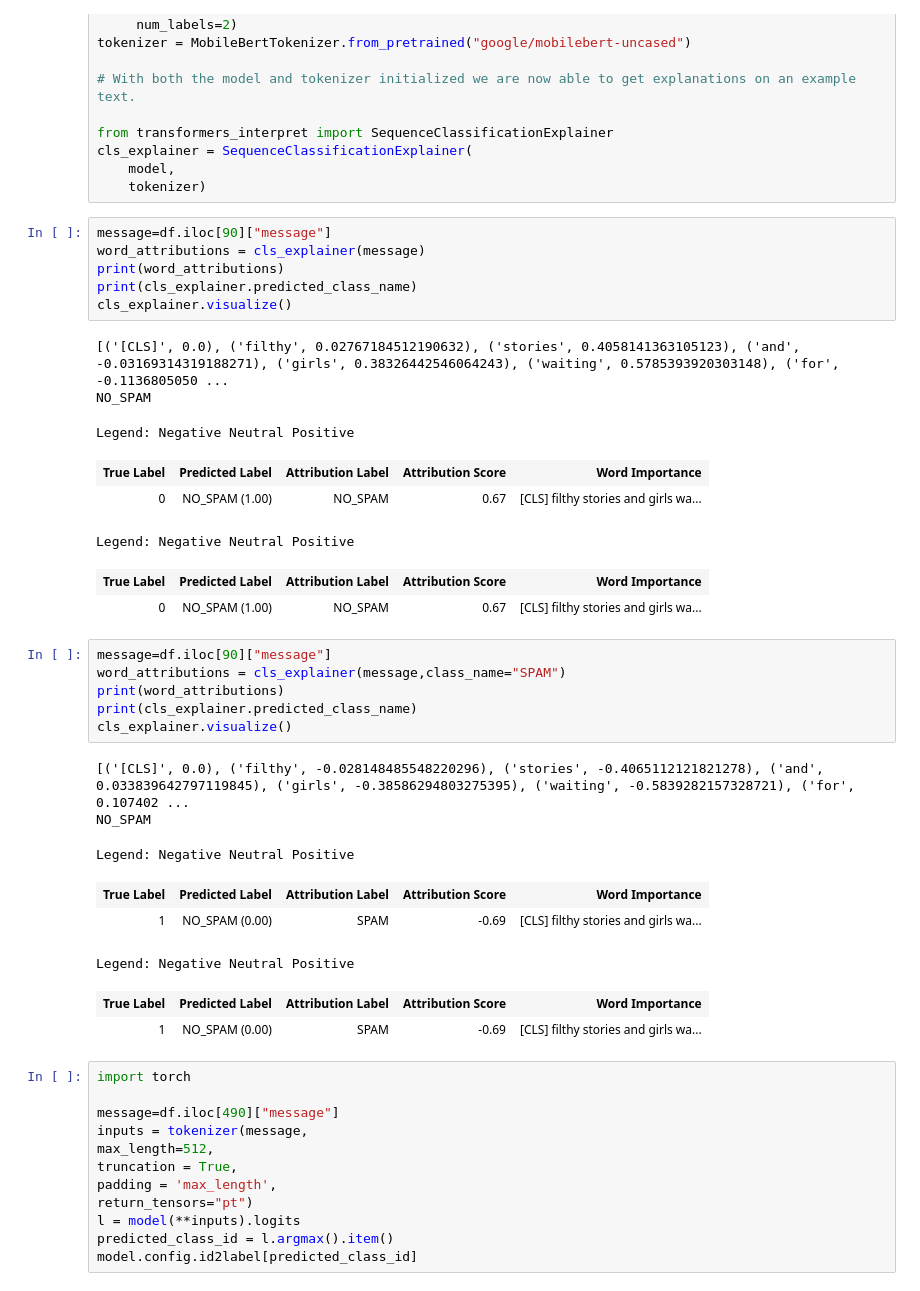
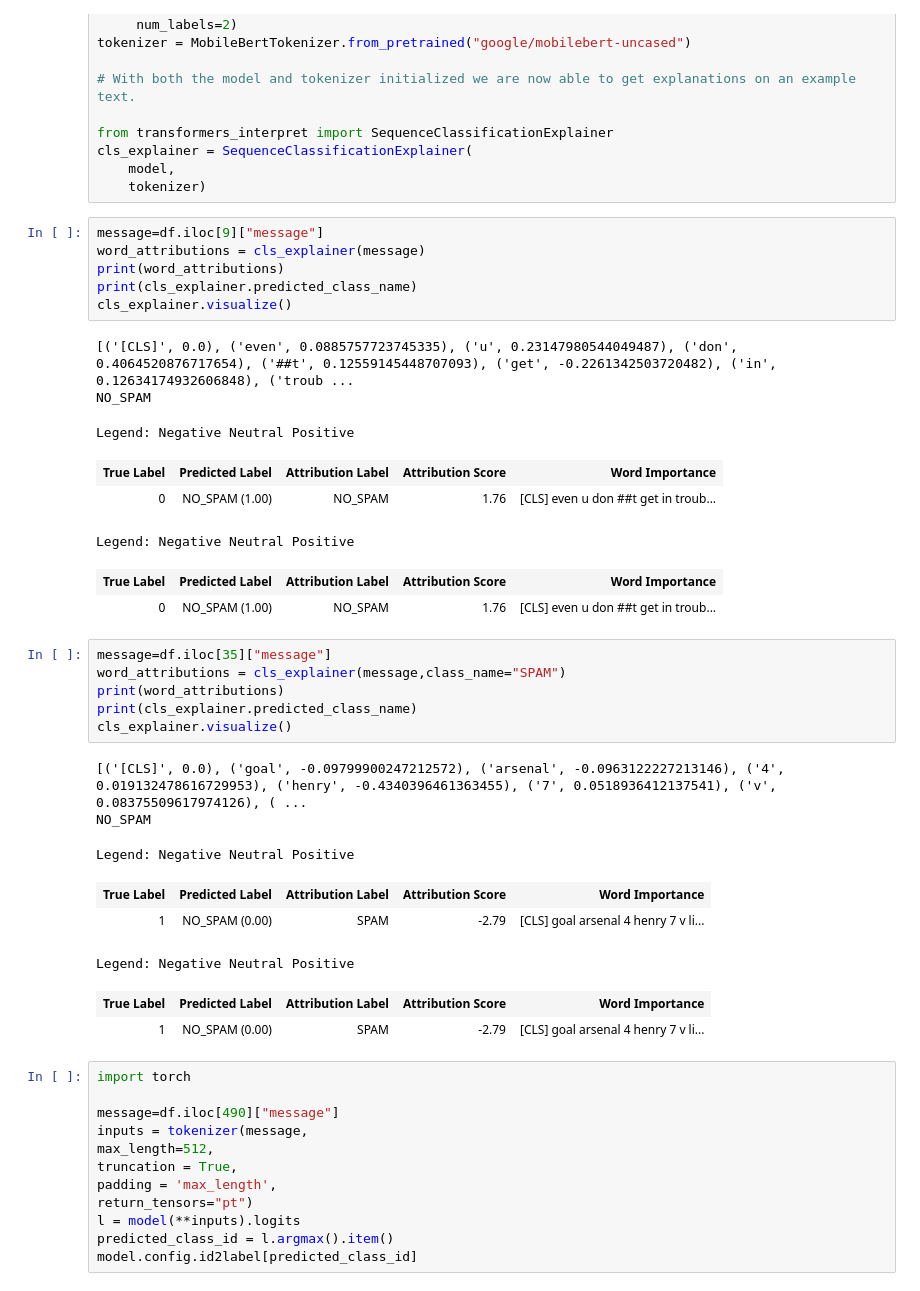
Before and after one commit to pabloschwarzenberg/AICC107_material, a Jupyter notebook: sesion6/clase2808/analisis.ipynb, the cells around one changed output. Cells and saved outputs as stored; diff of their text form.

```diff
--- a/sesion6/clase2808/analisis.ipynb
+++ b/sesion6/clase2808/analisis.ipynb
@@ -66,35 +66,35 @@ cls_explainer = SequenceClassificationExplainer(
     model,
     tokenizer)
 # %%
-message=df.iloc[90]["message"]
+message=df.iloc[9]["message"]
 word_attributions = cls_explainer(message)
 print(word_attributions)
 print(cls_explainer.predicted_class_name)
 cls_explainer.visualize()
 # %% [output]
-[('[CLS]', 0.0), ('filthy', 0.02767184512190632), ('stories', 0.4058141363105123), ('and', -0.03169314319188271), ('girls', 0.38326442546064243), ('waiting', 0.5785393920303148), ('for', -0.1136805050 ...
+[('[CLS]', 0.0), ('even', 0.0885757723745335), ('u', 0.23147980544049487), ('don', 0.4064520876717654), ('##t', 0.12559145448707093), ('get', -0.2261342503720482), ('in', 0.12634174932606848), ('troub ...
 NO_SPAM
 Legend: Negative Neutral Positive
 | True Label | Predicted Label | Attribution Label | Attribution Score | Word Importance |
-| 0 | NO_SPAM (1.00) | NO_SPAM | 0.67 | [CLS] filthy stories and girls wa... |
+| 0 | NO_SPAM (1.00) | NO_SPAM | 1.76 | [CLS] even u don ##t get in troub... |
 Legend: Negative Neutral Positive
 | True Label | Predicted Label | Attribution Label | Attribution Score | Word Importance |
-| 0 | NO_SPAM (1.00) | NO_SPAM | 0.67 | [CLS] filthy stories and girls wa... |
+| 0 | NO_SPAM (1.00) | NO_SPAM | 1.76 | [CLS] even u don ##t get in troub... |
 # %%
-message=df.iloc[90]["message"]
+message=df.iloc[35]["message"]
 word_attributions = cls_explainer(message,class_name="SPAM")
 print(word_attributions)
 print(cls_explainer.predicted_class_name)
 cls_explainer.visualize()
 # %% [output]
-[('[CLS]', 0.0), ('filthy', -0.028148485548220296), ('stories', -0.4065112121821278), ('and', 0.033839642797119845), ('girls', -0.38586294803275395), ('waiting', -0.5839282157328721), ('for', 0.107402 ...
+[('[CLS]', 0.0), ('goal', -0.09799900247212572), ('arsenal', -0.0963122227213146), ('4', 0.019132478616729953), ('henry', -0.4340396461363455), ('7', 0.0518936412137541), ('v', 0.08375509617974126), ( ...
 NO_SPAM
 Legend: Negative Neutral Positive
 | True Label | Predicted Label | Attribution Label | Attribution Score | Word Importance |
-| 1 | NO_SPAM (0.00) | SPAM | -0.69 | [CLS] filthy stories and girls wa... |
+| 1 | NO_SPAM (0.00) | SPAM | -2.79 | [CLS] goal arsenal 4 henry 7 v li... |
 Legend: Negative Neutral Positive
 | True Label | Predicted Label | Attribution Label | Attribution Score | Word Importance |
-| 1 | NO_SPAM (0.00) | SPAM | -0.69 | [CLS] filthy stories and girls wa... |
+| 1 | NO_SPAM (0.00) | SPAM | -2.79 | [CLS] goal arsenal 4 henry 7 v li... |
 # %%
 import torch
 
```
Also changed, not shown: parts of 1 cell of this notebook, 30 other files.
